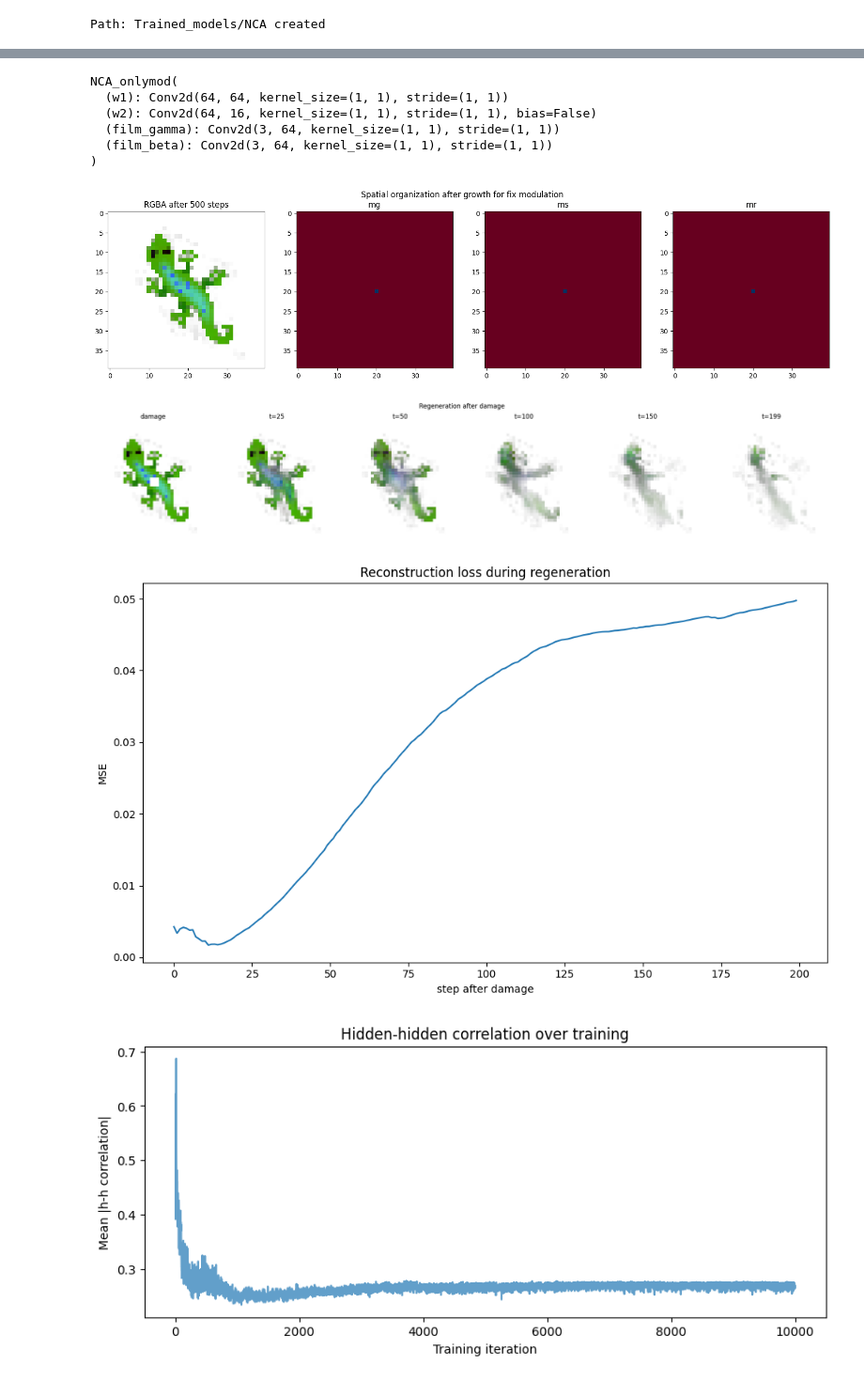
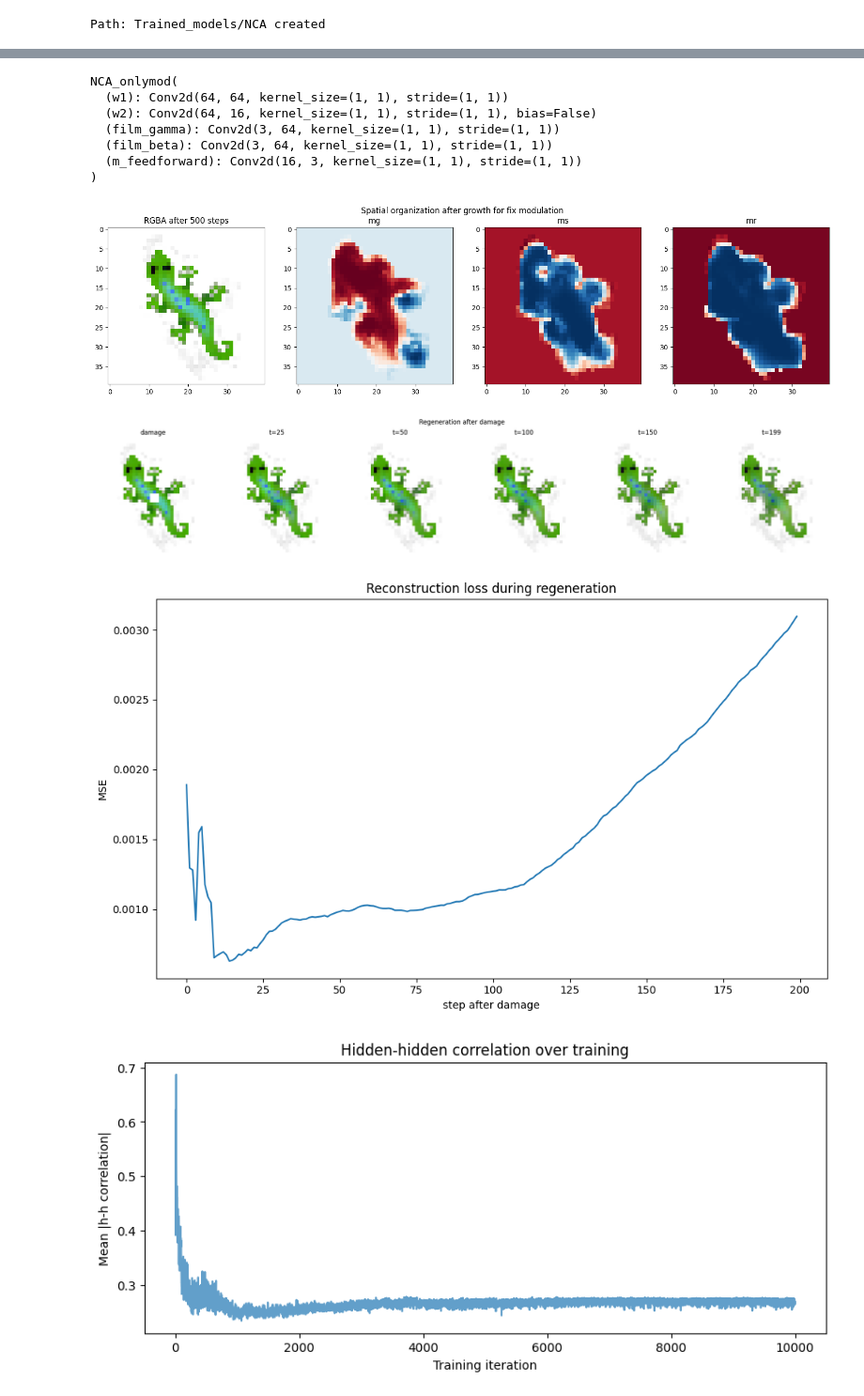
Before and after one commit to lshofsl/Thesis, a Jupyter notebook: NCA_mod.ipynb, the cells around one changed output, grey strips where cells are left out. Shown at 94% size. Drawn from its saved outputs; the diff is of its cells as text; code cells hidden in the pictures.

```diff
--- a/NCA_mod.ipynb
+++ b/NCA_mod.ipynb
@@ -139,7 +140,7 @@ Path: Trained_models/NCA created
 #@title Initialise NCA { vertical-output: true}
 base = image.tile(BATCH_SIZE, 1, 1, 1).to(DEVICE)
 loss_log = []
-nca = NCA_onlymod(public=16, m_dim=3, hidden_n=HIDDEN_SIZE, m_mode='fixed')
+nca = NCA_onlymod(public=16, m_dim=3, hidden_n=HIDDEN_SIZE, m_mode='feedforward')
 nca = nca.to(DEVICE)
 optim = torch.optim.AdamW(nca.parameters(), lr=1e-3)
 scheduler = torch.optim.lr_scheduler.StepLR(optim, step_size=2000, gamma=0.3)
@@ -265,7 +266,7 @@ del nca
 del optim
 torch.cuda.empty_cache()
 # %%
-nca = NCA_onlymod(public=16, m_dim=3, hidden_n=HIDDEN_SIZE, m_mode='fixed')
+nca = NCA_onlymod(public=16, m_dim=3, hidden_n=HIDDEN_SIZE, m_mode='feedforward')
 nca.load_state_dict(torch.load("Trained_models/NCA/NCA_onlymod.pth"))
 nca.to(DEVICE).eval()
 # %% [output]
@@ -274,6 +275,7 @@ NCA_onlymod(
   (w2): Conv2d(64, 16, kernel_size=(1, 1), stride=(1, 1), bias=False)
   (film_gamma): Conv2d(3, 64, kernel_size=(1, 1), stride=(1, 1))
   (film_beta): Conv2d(3, 64, kernel_size=(1, 1), stride=(1, 1))
+  (m_feedforward): Conv2d(16, 3, kernel_size=(1, 1), stride=(1, 1))
 )
 # %%
 with torch.no_grad():
@@ -324,37 +326,38 @@ with torch.no_grad():
 
     frames_damaged = [x_damaged[0, :4].permute(1,2,0).cpu().clip(0,1)]
     losses = []
     for t in range(200):
         x_damaged= nca(x_damaged)
-        losses.append((base - x_damaged[:, :4]).pow(2).mean().item())
+        live_mask = (base[:, 3:4] > 0.1).float()
+        losses.append(((base - x_damaged[:, :4])*live_mask).pow(2).mean().item())
         if t in [25, 50, 100, 150, 199]:
             frames_damaged.append(
                 x_damaged[0, :4].permute(1,2,0).cpu().clip(0,1)
             )
 
     # Show regeneration frames
     fig, axes = plt.subplots(1, len(frames_damaged), figsize=(20, 4))
     titles = ['damage'] + [f't={t}' for t in [25, 50, 100, 150, 199]]
     for ax, frame, title in zip(axes, frames_damaged, titles):
         ax.imshow(frame)
         ax.set_title(title)
         ax.axis('off')
     plt.suptitle('Regeneration after damage')
     plt.tight_layout()
     plt.show()
 
     # --- Plot 3: RA amplitude and loss over regeneration ---
     fig,ax2 = plt.subplots(1, 1, figsize=(10, 6))
     ax2.plot(losses)
     ax2.set_title('Reconstruction loss during regeneration')
     ax2.set_ylabel('MSE')
     ax2.set_xlabel('step after damage')
     plt.tight_layout()
     plt.show()
 # %% [output]
-[figure, old version]
+[figure, new version]
-[figure, old version]
+[figure, new version]
-[figure, old version]
+[figure, new version]
 # %%
 plt.figure(figsize=(10, 4))
 plt.plot(hidden_corr, alpha=0.7)
```
Also changed, not shown: parts of 7 cells of this notebook.
